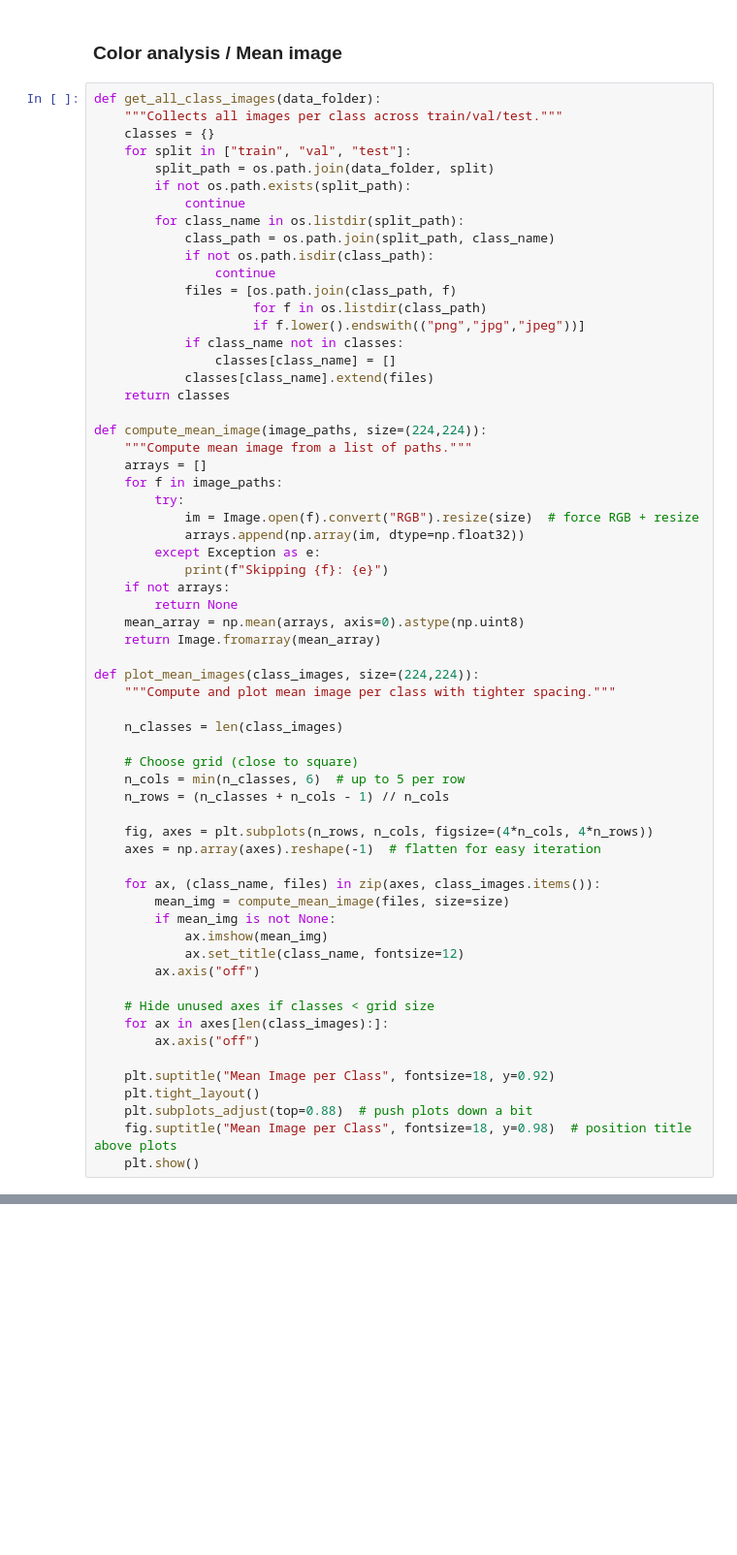
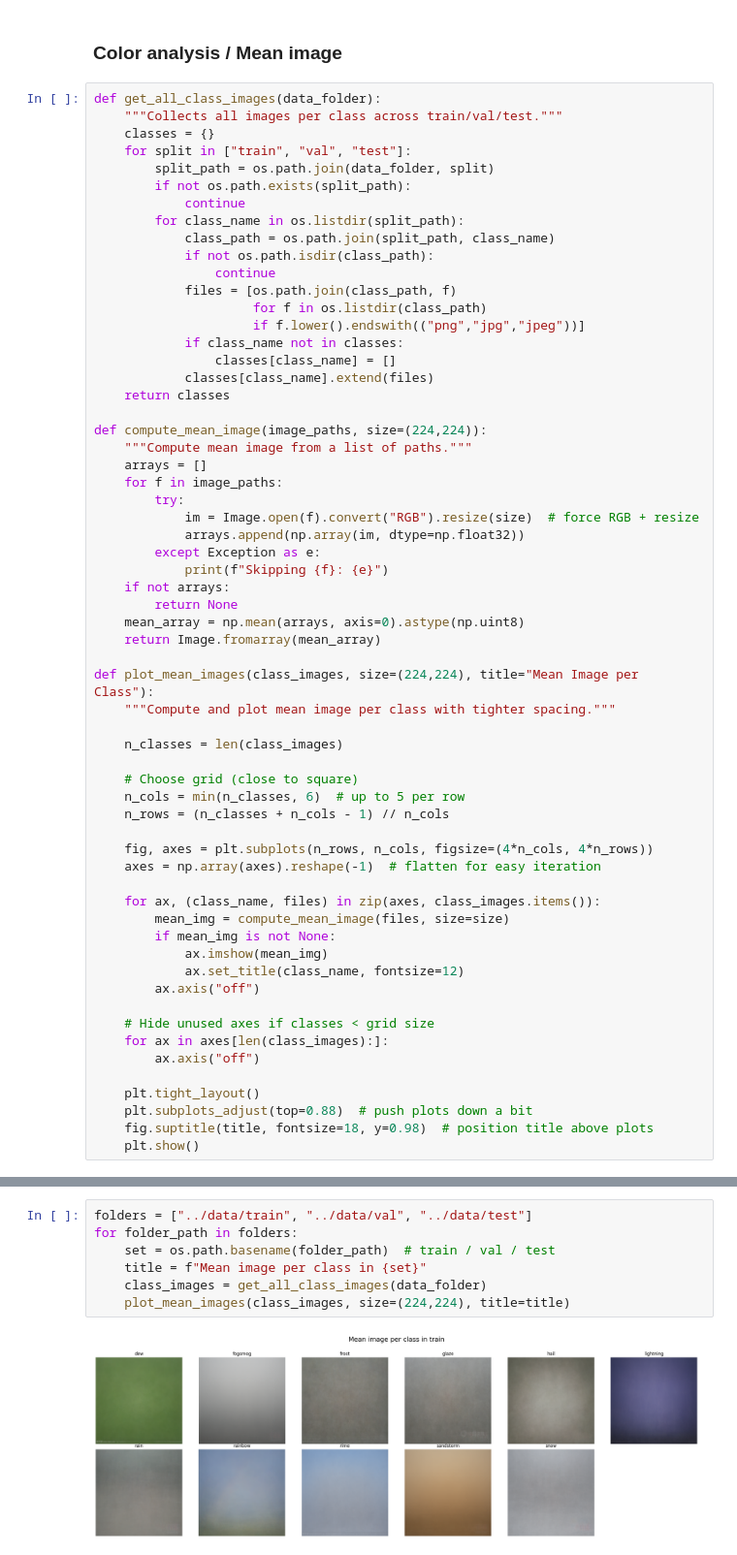
Before and after one commit to joaquinorradre/Weather-Clasification, a Jupyter notebook: notebooks/dataset_analysis.ipynb, the cells around one changed output, grey strips where cells are left out. Shown at 97% size. Cells and saved outputs as stored; diff of their text form; blank space fills up the shorter version.

Commit message:
mean image per class in each set

```diff
--- a/notebooks/dataset_analysis.ipynb
+++ b/notebooks/dataset_analysis.ipynb
@@ -117,7 +117,7 @@ def compute_mean_image(image_paths, size=(224,224)):
     mean_array = np.mean(arrays, axis=0).astype(np.uint8)
     return Image.fromarray(mean_array)
 
-def plot_mean_images(class_images, size=(224,224)):
+def plot_mean_images(class_images, size=(224,224), title="Mean Image per Class"):
     """Compute and plot mean image per class with tighter spacing."""
 
     n_classes = len(class_images)
@@ -140,8 +140,7 @@ def plot_mean_images(class_images, size=(224,224)):
     for ax in axes[len(class_images):]:
         ax.axis("off")
 
-    plt.suptitle("Mean Image per Class", fontsize=18, y=0.92)
     plt.tight_layout()
     plt.subplots_adjust(top=0.88)  # push plots down a bit
-    fig.suptitle("Mean Image per Class", fontsize=18, y=0.98)  # position title above plots
+    fig.suptitle(title, fontsize=18, y=0.98)  # position title above plots
     plt.show()
@@ -153,3 +151,12 @@ data_folder = "../data"
 plot_mean_images(class_images, size=(224,224))
 # %% [output]
 [figure]
+# %%
+folders = ["../data/train", "../data/val", "../data/test"]
+for folder_path in folders:
+    set = os.path.basename(folder_path)  # train / val / test
+    title = f"Mean image per class in {set}"
+    class_images = get_all_class_images(data_folder)
+    plot_mean_images(class_images, size=(224,224), title=title)
+# %% [output]
+[figure, added]
```
Also changed, not shown: parts of 3 cells of this notebook.
